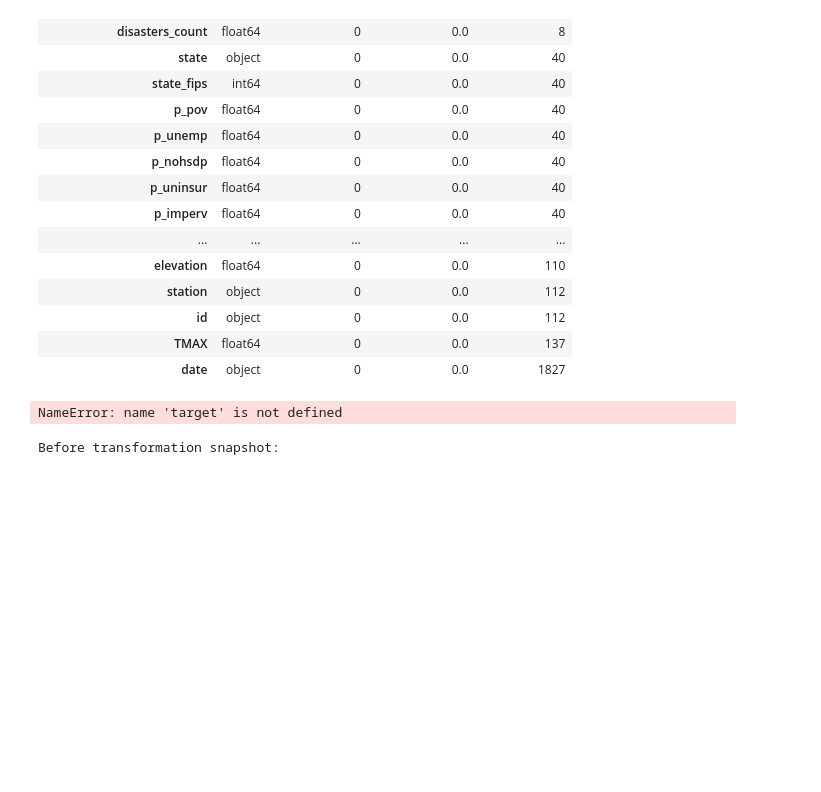
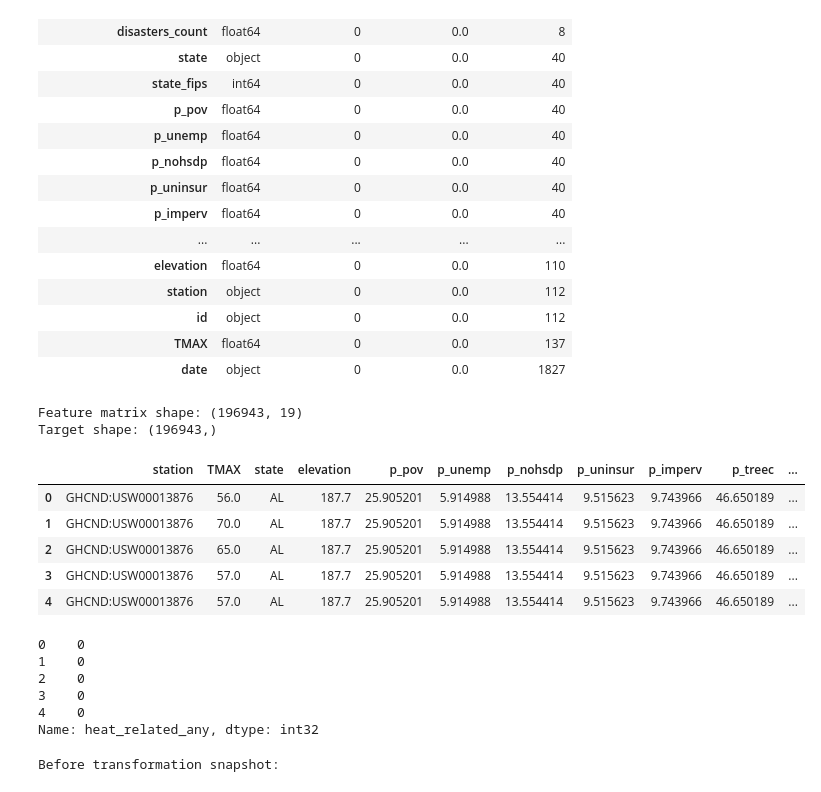
Before and after one commit to kayleedehncke/data-mining-project.github.io, a Jupyter notebook: projectCode/notebooks/regression.ipynb, the cells around one changed output. Saved outputs shown, nothing was run; the diff lists cells and outputs as text; code cells hidden in the pictures; blank space fills up the shorter version.

```diff
--- a/projectCode/notebooks/regression.ipynb
+++ b/projectCode/notebooks/regression.ipynb
@@ -112,41 +111,54 @@ display(summary)
 # %%
 # Make a working copy and engineer date-based features
 data = df.copy()
-
+target = "heat_related_any"
 # Convert date to datetime
 data["date"] = pd.to_datetime(data["date"])
 
 # Create useful date features
 data["year"] = data["date"].dt.year
 data["month"] = data["date"].dt.month
 data["dayofyear"] = data["date"].dt.dayofyear
 data["dayofweek"] = data["date"].dt.dayofweek
 
 # Columns that leak target information or are duplicates / less useful for this model
 leakage_columns = [
     "heat_related_any",                 # target
     "heat_related_disaster_count",      # leaks heat event info
     "heat_related_area_count",          # leaks heat event info
     "heat_related_counties_affected",   # leaks heat event info
     "disasters_count"                   # highly related event count
 ]
 
 duplicate_or_redundant_columns = [
     "date",       # replaced by engineered date features
     "id",         # duplicate of station in this dataset
     "state_fips"  # redundant with state
 ]
 
 X = data.drop(columns=leakage_columns + duplicate_or_redundant_columns)
 y = data[target].astype(int)
 
 print("Feature matrix shape:", X.shape)
 print("Target shape:", y.shape)
 
 display(X.head())
 display(y.head())
 # %% [output]
-NameError: name 'target' is not defined
+Feature matrix shape: (196943, 19)
+Target shape: (196943,)
+|  | station | TMAX | state | elevation | p_pov | p_unemp | p_nohsdp | p_uninsur | p_imperv | p_treec | ... |
+| 0 | GHCND:USW00013876 | 56.0 | AL | 187.7 | 25.905201 | 5.914988 | 13.554414 | 9.515623 | 9.743966 | 46.650189 | ... |
+| 1 | GHCND:USW00013876 | 70.0 | AL | 187.7 | 25.905201 | 5.914988 | 13.554414 | 9.515623 | 9.743966 | 46.650189 | ... |
+| 2 | GHCND:USW00013876 | 65.0 | AL | 187.7 | 25.905201 | 5.914988 | 13.554414 | 9.515623 | 9.743966 | 46.650189 | ... |
+| 3 | GHCND:USW00013876 | 57.0 | AL | 187.7 | 25.905201 | 5.914988 | 13.554414 | 9.515623 | 9.743966 | 46.650189 | ... |
+| 4 | GHCND:USW00013876 | 57.0 | AL | 187.7 | 25.905201 | 5.914988 | 13.554414 | 9.515623 | 9.743966 | 46.650189 | ... |
+0    0
+1    0
+2    0
+3    0
+4    0
+Name: heat_related_any, dtype: int32
 # %%
 # Before-transformation snapshot
 print("Before transformation snapshot:")
```
Also changed, not shown: parts of 1 cell of this notebook, 5 other files.
